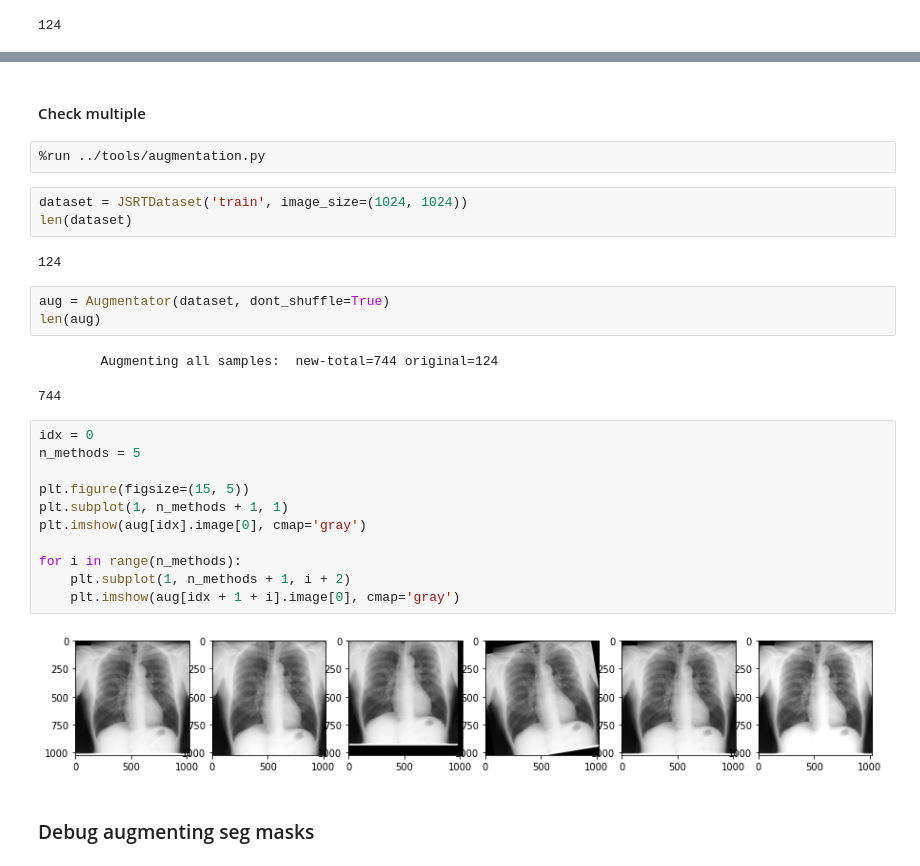
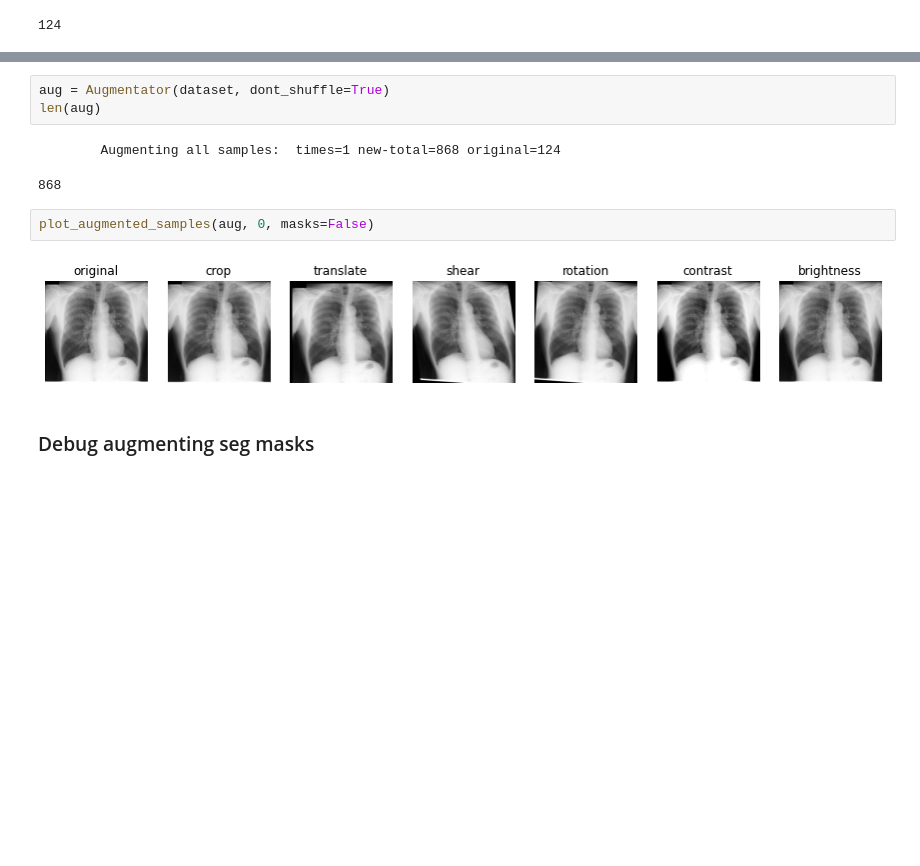
Before and after one commit to pdpino/medical-ai, a Jupyter notebook: medai/datasets/notebooks/jsrt.ipynb, the cells around one changed output, grey strips where cells are left out. Saved outputs shown, nothing was run; the diff lists cells and outputs as text; blank space fills up the shorter version.

```diff
--- a/medai/datasets/notebooks/jsrt.ipynb
+++ b/medai/datasets/notebooks/jsrt.ipynb
@@ -193,31 +152,13 @@ plt.axis('off')
-# %% [markdown]
-#### Check multiple
-# %%
-%run ../tools/augmentation.py
-# %%
-dataset = JSRTDataset('train', image_size=(1024, 1024))
-len(dataset)
-# %% [output]
-124
 # %%
 aug = Augmentator(dataset, dont_shuffle=True)
 len(aug)
 # %% [output]
-        Augmenting all samples:  new-total=744 original=124
+        Augmenting all samples:  times=1 new-total=868 original=124
-744
+868
-# %%
-idx = 0
-n_methods = 5
-
-plt.figure(figsize=(15, 5))
-plt.subplot(1, n_methods + 1, 1)
-plt.imshow(aug[idx].image[0], cmap='gray')
-
-for i in range(n_methods):
-    plt.subplot(1, n_methods + 1, i + 2)
-    plt.imshow(aug[idx + 1 + i].image[0], cmap='gray')
-# %% [output]
-[figure, removed]
+# %%
+plot_augmented_samples(aug, 0, masks=False)
+# %% [output]
+[figure, added]
 # %% [markdown]
 ### Debug augmenting seg masks
 # %%
```
Also changed, not shown: parts of 10 cells of this notebook, 4 other files.
